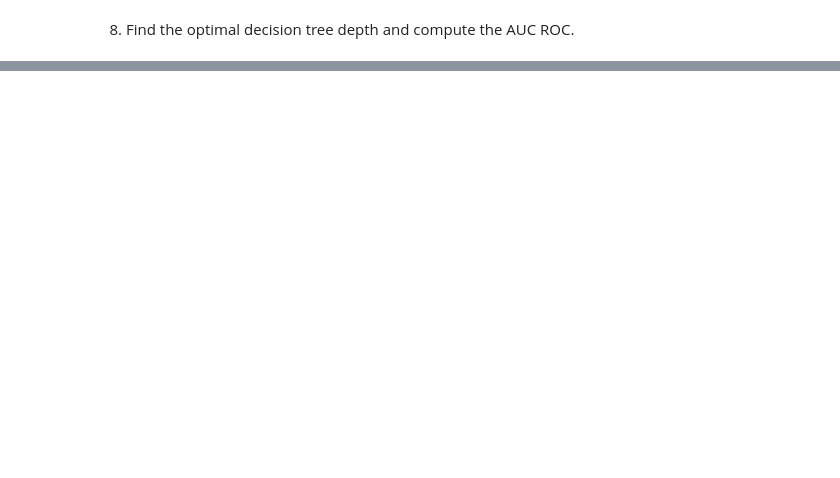
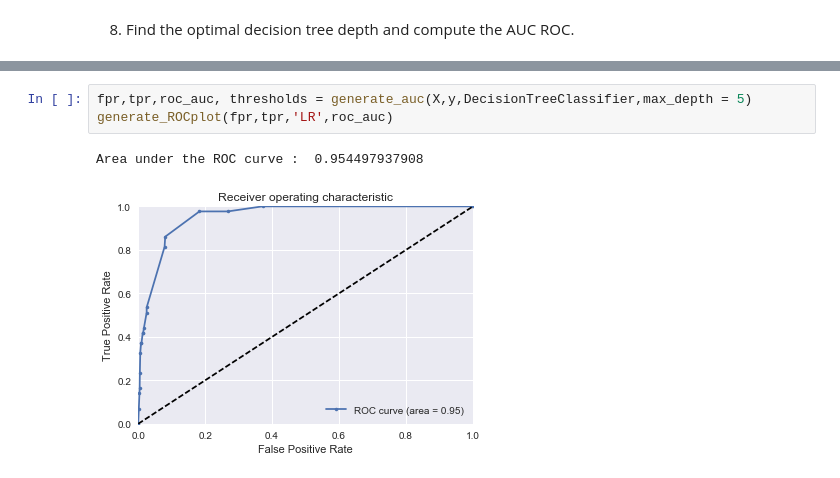
Before and after one commit to Columbia-Intro-Data-Science/python-introduction-seunghwanl, a Jupyter notebook: Homework/Homework 3 - Classification.ipynb, the cells around one changed output, grey strips where cells are left out. Cells and saved outputs as stored; diff of their text form; blank space fills up the shorter version.

```diff
--- a/Homework/Homework 3 - Classification.ipynb
+++ b/Homework/Homework 3 - Classification.ipynb
@@ -278,0 +342,6 @@ Image(graph.create_png())
+# %%
+fpr,tpr,roc_auc, thresholds = generate_auc(X,y,DecisionTreeClassifier,max_depth = 5)
+generate_ROCplot(fpr,tpr,'LR',roc_auc)
+# %% [output]
+Area under the ROC curve :  0.954497937908
+[figure, added]
```
Also changed, not shown: parts of 13 cells of this notebook, 1 other file.
